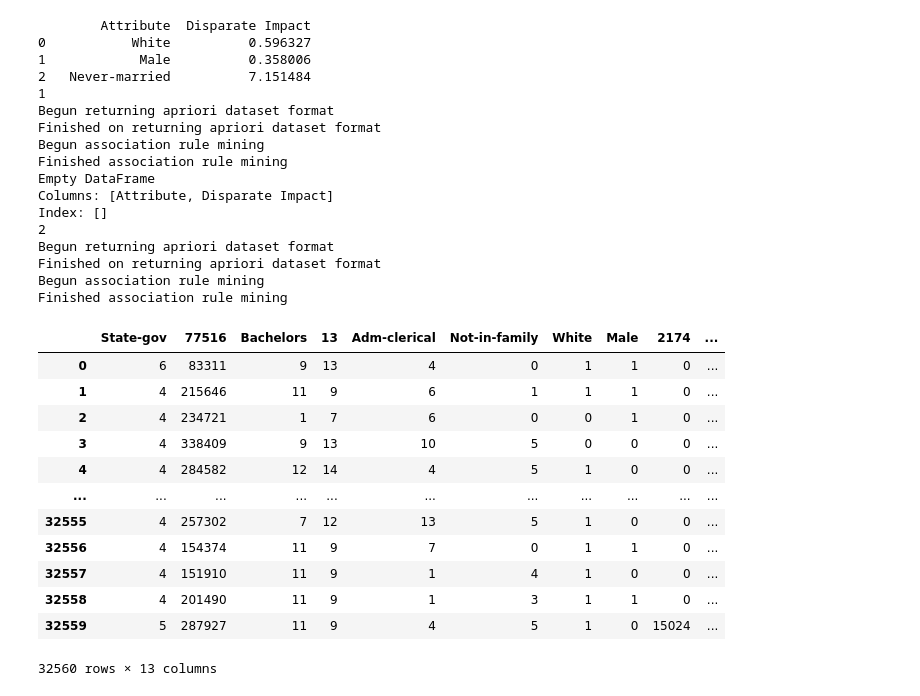
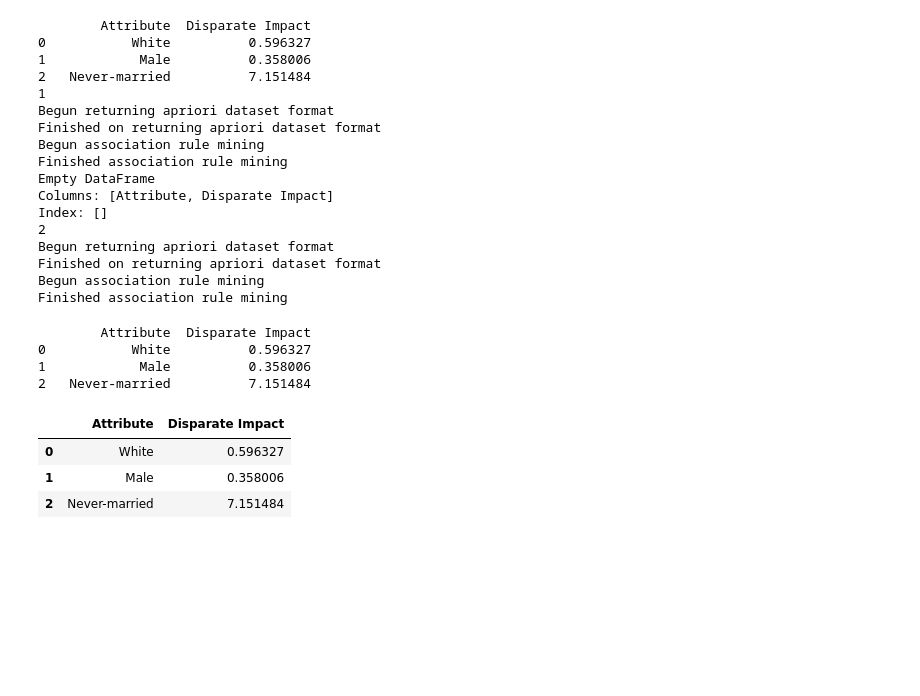
Before and after one commit to antonioIannotta/experiments-fair-by-design-via-apriori, a Jupyter notebook: fairness_test.ipynb, the cells around one changed output. Drawn from its saved outputs; the diff is of its cells as text; code cells hidden in the pictures; blank space fills up the shorter version.

```diff
--- a/fairness_test.ipynb
+++ b/fairness_test.ipynb
@@ -107,19 +107,14 @@ Begun returning apriori dataset format
 Finished on returning apriori dataset format
 Begun association rule mining
 Finished association rule mining
-# %%
-fair_dataset
-# %% [output]
-|  | State-gov | 77516 | Bachelors | 13 | Adm-clerical | Not-in-family | White | Male | 2174 | ... |
-| 0 | 6 | 83311 | 9 | 13 | 4 | 0 | 1 | 1 | 0 | ... |
-| 1 | 4 | 215646 | 11 | 9 | 6 | 1 | 1 | 1 | 0 | ... |
-| 2 | 4 | 234721 | 1 | 7 | 6 | 0 | 0 | 1 | 0 | ... |
-| 3 | 4 | 338409 | 9 | 13 | 10 | 5 | 0 | 0 | 0 | ... |
-| 4 | 4 | 284582 | 12 | 14 | 4 | 5 | 1 | 0 | 0 | ... |
-| ... | ... | ... | ... | ... | ... | ... | ... | ... | ... | ... |
-| 32555 | 4 | 257302 | 7 | 12 | 13 | 5 | 1 | 0 | 0 | ... |
-| 32556 | 4 | 154374 | 11 | 9 | 7 | 0 | 1 | 1 | 0 | ... |
-| 32557 | 4 | 151910 | 11 | 9 | 1 | 4 | 1 | 0 | 0 | ... |
-| 32558 | 4 | 201490 | 11 | 9 | 1 | 3 | 1 | 1 | 0 | ... |
-| 32559 | 5 | 287927 | 11 | 9 | 4 | 5 | 1 | 0 | 15024 | ... |
-32560 rows × 13 columns
+# %%
+DisparateImpact().bias_detection(fair_dataset, protected_attributes, output_column)
+# %% [output]
+        Attribute  Disparate Impact
+0           White          0.596327
+1            Male          0.358006
+2   Never-married          7.151484
+|  | Attribute | Disparate Impact |
+| 0 | White | 0.596327 |
+| 1 | Male | 0.358006 |
+| 2 | Never-married | 7.151484 |
```
Also changed, not shown: 4 other files.
